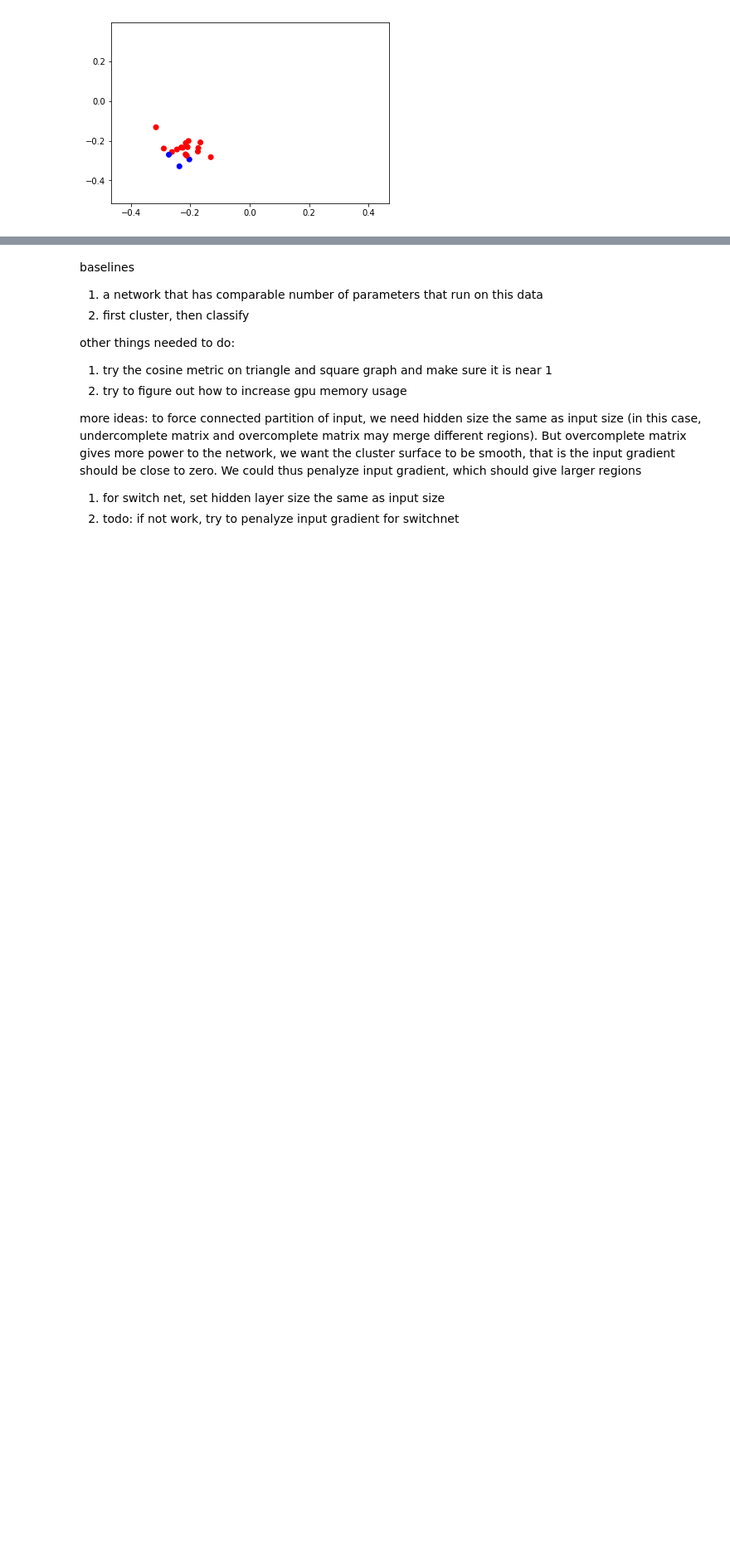
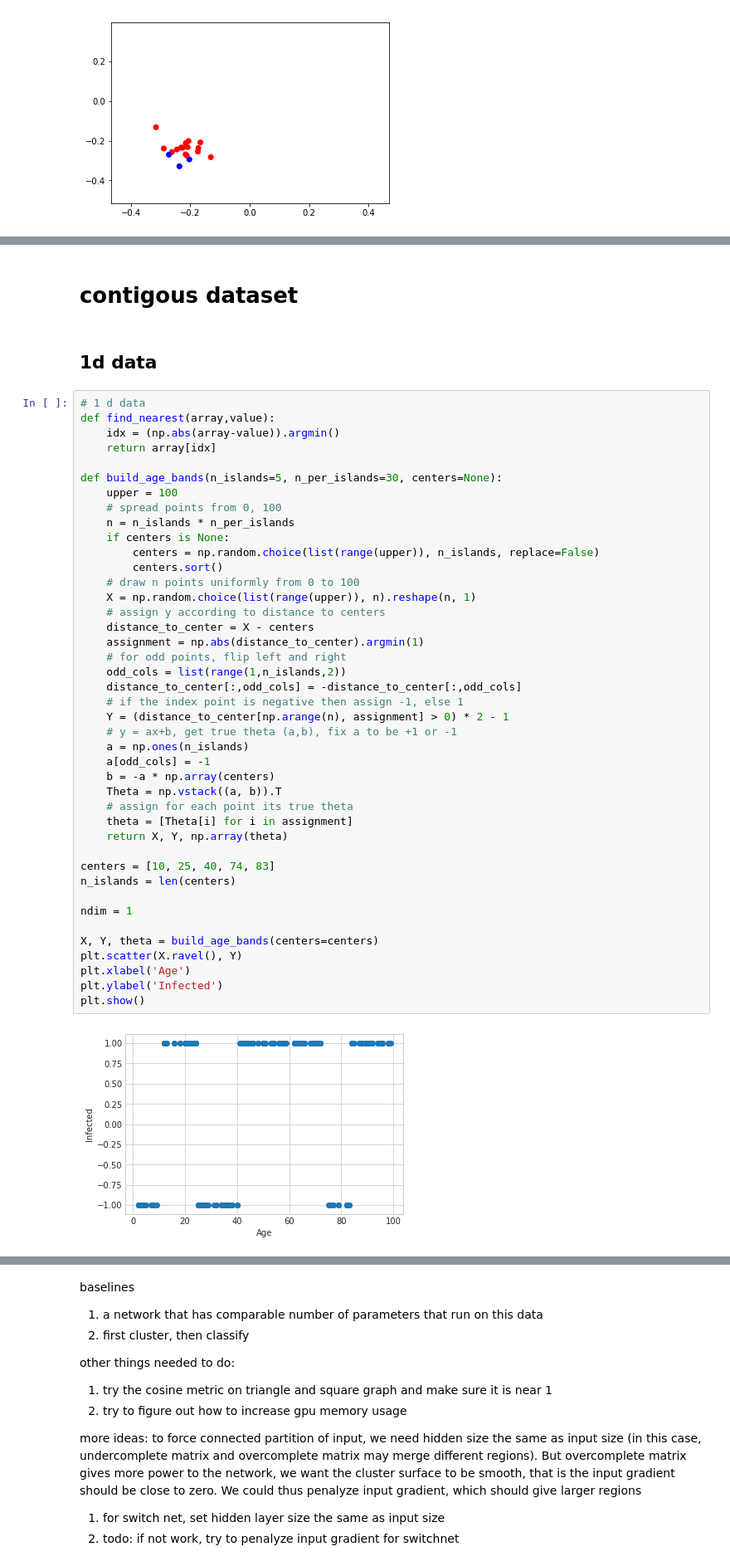
Before and after one commit to nathanwang000/credible_learning, a Jupyter notebook: heterogeneous groups.ipynb, the cells around one changed output, grey strips where cells are left out. Shown: that part at 83% size. Saved outputs shown, nothing was run; the diff lists cells and outputs as text; blank space fills up the shorter version.

```diff
--- a/heterogeneous groups.ipynb
+++ b/heterogeneous groups.ipynb
@@ -110,0 +243,48 @@ for x, y in recover_subtasks(X, Y, Theta):
+# %% [markdown]
+# contigous dataset
+# %% [markdown]
+## 1d data
+# %%
+# 1 d data
+def find_nearest(array,value):
+    idx = (np.abs(array-value)).argmin()
+    return array[idx]
+
+def build_age_bands(n_islands=5, n_per_islands=30, centers=None):
+    upper = 100
+    # spread points from 0, 100
+    n = n_islands * n_per_islands
+    if centers is None:
+        centers = np.random.choice(list(range(upper)), n_islands, replace=False)
+        centers.sort()
+    # draw n points uniformly from 0 to 100
+    X = np.random.choice(list(range(upper)), n).reshape(n, 1)
+    # assign y according to distance to centers
+    distance_to_center = X - centers
+    assignment = np.abs(distance_to_center).argmin(1)
+    # for odd points, flip left and right
+    odd_cols = list(range(1,n_islands,2))
+    distance_to_center[:,odd_cols] = -distance_to_center[:,odd_cols]
+    # if the index point is negative then assign -1, else 1
+    Y = (distance_to_center[np.arange(n), assignment] > 0) * 2 - 1
+    # y = ax+b, get true theta (a,b), fix a to be +1 or -1
+    a = np.ones(n_islands)
+    a[odd_cols] = -1
+    b = -a * np.array(centers)
+    Theta = np.vstack((a, b)).T
+    # assign for each point its true theta
+    theta = [Theta[i] for i in assignment]
+    return X, Y, np.array(theta)
+
+centers = [10, 25, 40, 74, 83]
+n_islands = len(centers)
+
+ndim = 1
+
+X, Y, theta = build_age_bands(centers=centers)
+plt.scatter(X.ravel(), Y)
+plt.xlabel('Age')
+plt.ylabel('Infected')
+plt.show()
+# %% [output]
+[figure, added]
```
Also changed, not shown: parts of 26 cells of this notebook, 6 other files.
